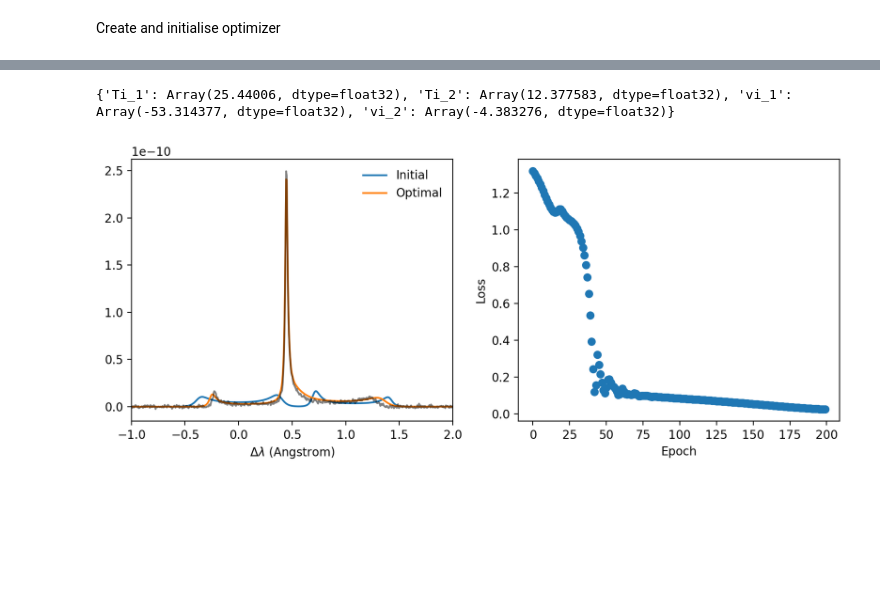
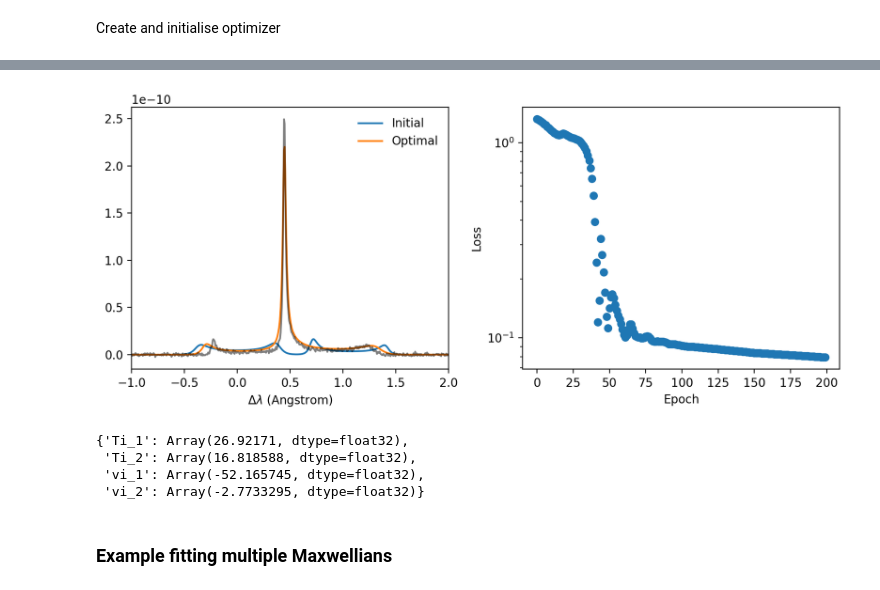
Before and after one commit to aidancrilly/Thomson-Scattering-Cross-Section-Calculator, a Jupyter notebook: PYTHON Code/OTSax/examples/IAWFitExample.ipynb, the cells around one changed output, grey strips where cells are left out. Saved outputs shown, nothing was run; the diff lists cells and outputs as text; code cells hidden in the pictures; blank space fills up the shorter version.

Commit message:
Utility and example update

```diff
--- a/PYTHON Code/OTSax/examples/IAWFitExample.ipynb
+++ b/PYTHON Code/OTSax/examples/IAWFitExample.ipynb
@@ -166,32 +155,36 @@ synthetic_data = skw_nonmax + 1e-12*jax.random.normal(key,shape=skw_nonmax.shape
 Create and initialise optimizer
 # %%
 vi_1,Ti_1,vi_2,Ti_2 = -60.0e3/c, 15.0, 0.0e3/c, 20.0
-fion = create_dist_func_dict(DoubleIonMax,5)
-nonMax_ion_params = [{'Z' : Z, 'Ai' : Ai, 'vi' : jnp.nan,'Ti' : jnp.nan, 'frac' : 1.0, 'isMax' : False, 'dists' : fion, 'dists_params' : [vi_1,Ti_1,vi_2,Ti_2,Ai]},]
+nonMax_ion_params = update_nonMaxwellian_ion_params(nonMax_ion_params,electron_params,[1.0],[[vi_1,Ti_1,vi_2,Ti_2,Ai]])
 
-initial_skw_nonmax = calc_S_kw(laser_params,electron_params,nonMax_ion_params,1)
+initial_skw_nonmax = calc_S_kw(laser_params,electron_params,nonMax_ion_params)
 # %%
 def create_piecewise_learning_rate_schedule(init_value,total_steps,decay_rate,boundaries):
     boundaries_and_scales = {int(total_steps*b) : decay_rate for b in boundaries}
     learning_rate_schedule = optax.piecewise_constant_schedule(init_value,boundaries_and_scales=boundaries_and_scales)
     return learning_rate_schedule
 
-def LossFunc(params,scale_factor = 1e22):
+def trainable_params_to_Skw_params(params,ion_params):
     vi_1,Ti_1,vi_2,Ti_2 = params['vi_1'],params['Ti_1'],params['vi_2'],params['Ti_2']
     # Scaling
     vi_1 /= v_scale
     Ti_1 /= T_scale
     vi_2 /= v_scale
     Ti_2 /= T_scale
-    nonMax_ion_params[0]['dists_params'] = [vi_1,Ti_1,vi_2,Ti_2,Ai]
-    skw_nonmax = calc_S_kw(laser_params,electron_params,nonMax_ion_params,1)
+
+    ion_params = update_nonMaxwellian_ion_params(ion_params,electron_params,[1.0],[[vi_1,Ti_1,vi_2,Ti_2,Ai]])
+    return ion_params
+
+def LossFunc(trainable_params,ion_params,scale_factor = 1e22):
+    ion_params = trainable_params_to_Skw_params(trainable_params,ion_params)
+    skw_nonmax = calc_S_kw(laser_params,electron_params,ion_params)
     loss = scale_factor*jnp.mean((skw_nonmax-synthetic_data)**2)
     return loss
 
 LossGradFunc = jax.value_and_grad(LossFunc)
 
 noptsteps = 200
-learning_rate_schedule = create_piecewise_learning_rate_schedule(0.25,noptsteps,0.5,[25,50,75])
+learning_rate_schedule = create_piecewise_learning_rate_schedule(0.25,noptsteps,0.5,[1/4,1/2,3/4])
 
 optimizer = optax.adam(learning_rate=learning_rate_schedule)
 
@@ -202,7 +195,7 @@ params = {'vi_1': vi_1*v_scale,'Ti_1' : Ti_1*T_scale, 'vi_2' : vi_2*v_scale, 'Ti
 opt_state = optimizer.init(params)
 # %%
 start = time()
-loss,grad_loss = LossGradFunc(params)
+loss,grad_loss = LossGradFunc(params,nonMax_ion_params)
 print('Loss grad eval takes:',time()-start,'s')
 print(loss,grad_loss)
 # %% [output]
@@ -211,43 +204,45 @@ Loss grad eval takes: 0.5365817546844482 s
 # %%
 loss_history = []
 for i in range(noptsteps):
-    loss, grad_loss = LossGradFunc(params)
+    loss, grad_loss = LossGradFunc(params,nonMax_ion_params)
 
     updates, opt_state = optimizer.update(grad_loss, opt_state)
     params = optax.apply_updates(params, updates)
 
     loss_history.append(loss)
 # %%
-vi_1,Ti_1,vi_2,Ti_2 = params['vi_1'],params['Ti_1'],params['vi_2'],params['Ti_2']
-print(params)
-# Scaling
-vi_1 /= v_scale
-Ti_1 /= T_scale
-vi_2 /= v_scale
-Ti_2 /= T_scale
-nonMax_ion_params[0]['dists_params'] = [vi_1,Ti_1,vi_2,Ti_2,Ai]
-optimal_skw_nonmax = calc_S_kw(laser_params,electron_params,nonMax_ion_params,1)
+nonMax_ion_params = trainable_params_to_Skw_params(params,nonMax_ion_params)
+optimal_skw_nonmax = calc_S_kw(laser_params,electron_params,nonMax_ion_params)
 
 fig = plt.figure(dpi=200,figsize=(9,4))
 ax1 = fig.add_subplot(121)
 ax2 = fig.add_subplot(122)
 
 ax1.plot(wlsim_ang,initial_skw_nonmax,label='Initial')
 ax1.plot(wlsim_ang,optimal_skw_nonmax,label='Optimal')
 ax1.plot(wlsim_ang,synthetic_data,'k',alpha=0.5)
 
 ax1.set_xlim(-1.0,2.0)
 ax1.set_xlabel(r"$\Delta \lambda$ (Angstrom)")
 
 ax1.legend(frameon=False)
 
 ax2.scatter(jnp.arange(noptsteps),loss_history)
 ax2.set_xlabel("Epoch")
 ax2.set_ylabel("Loss")
+ax2.set_yscale('log')
 
 fig.tight_layout()
 
 plt.show()
 # %% [output]
-{'Ti_1': Array(25.44006, dtype=float32), 'Ti_2': Array(12.377583, dtype=float32), 'vi_1': Array(-53.314377, dtype=float32), 'vi_2': Array(-4.383276, dtype=float32)}
-[figure, old version]
+[figure, new version]
+# %%
+params
+# %% [output]
+{'Ti_1': Array(26.92171, dtype=float32),
+ 'Ti_2': Array(16.818588, dtype=float32),
+ 'vi_1': Array(-52.165745, dtype=float32),
+ 'vi_2': Array(-2.7733295, dtype=float32)}
+# %% [markdown]
+### Example fitting multiple Maxwellians
```
Also changed, not shown: parts of 8 cells of this notebook, 2 other files.
